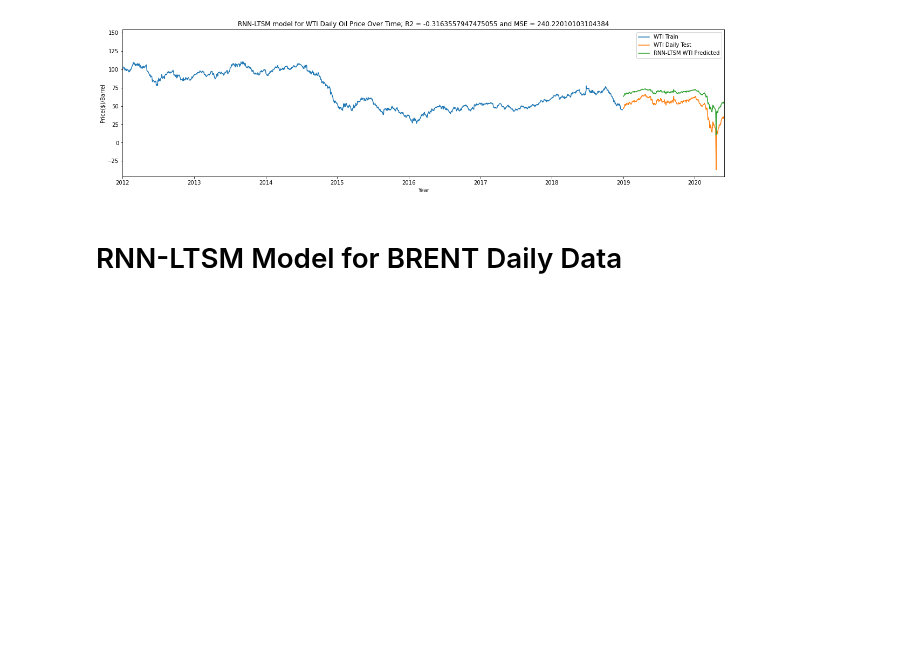
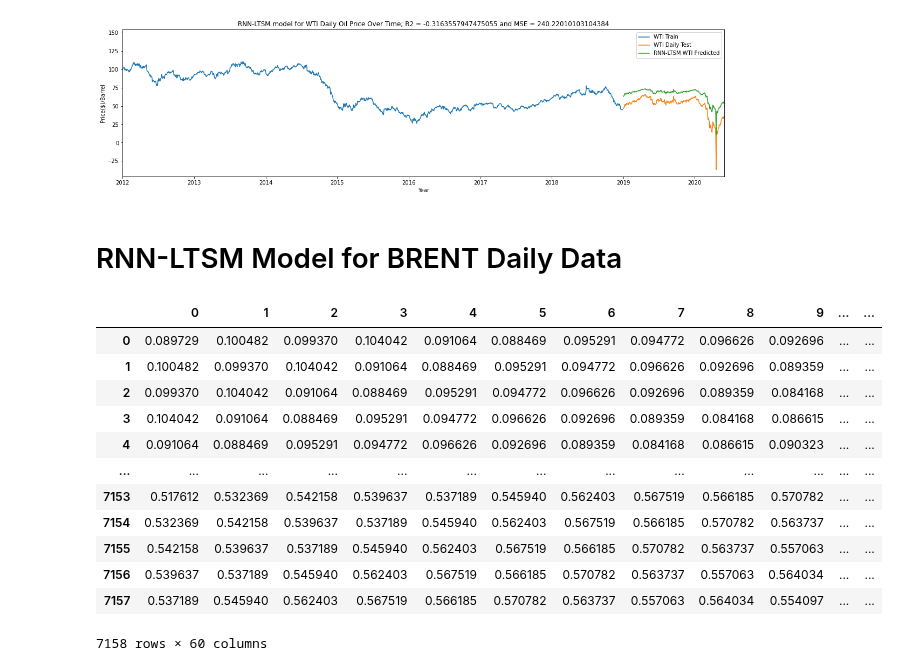
Before and after one commit to OlegRyzhkov2020/oil-project, a Jupyter notebook: analysis_in_R/RNN-LTSM.ipynb, the cells around one changed output. Cells and saved outputs as stored; diff of their text form; code cells hidden in the pictures; blank space fills up the shorter version.

```diff
--- a/analysis_in_R/RNN-LTSM.ipynb
+++ b/analysis_in_R/RNN-LTSM.ipynb
@@ -38,6 +38,8 @@ WTI_train.index = pd.to_datetime(WTI_train['date'],yearfirst=True)
 WTI_test.set_index('date')
 WTI_test.index = pd.to_datetime(WTI_test['date'],yearfirst=True)
 BRENT_train.set_index('date')
+BRENT_train.index = pd.to_datetime(BRENT_train['date'],yearfirst=True)
+BRENT_test.set_index('date')
 BRENT_test.index = pd.to_datetime(BRENT_test['date'],yearfirst=True)
 # %%
 WTI_train_data=WTI_train.iloc[:,1:2].values
@@ -58,12 +60,12 @@ print(WTI_scaled_train_data.shape, WTI_scaled_test_data.shape, BRENT_scaled_trai
 # %% [markdown]
 # RNN-LTSM Model for WTI Daily Data
 # %%
-# Create a data structure with 90 time-steps and 1 output
-# WTI_X_train=[]
-# WTI_y_train=[]
-# for i in range(90,len(WTI_scaled_train_data)):
-    #WTI_X_train.append(WTI_scaled_train_data[i-90:i,0])
-    #WTI_y_train.append(WTI_scaled_train_data[i,0])
+# Create a data structure with 60 lags
+WTI_X_train=[]
+WTI_y_train=[]
+for i in range(60,len(WTI_scaled_train_data)):
+    WTI_X_train.append(WTI_scaled_train_data[i-60:i,0])
+    WTI_y_train.append(WTI_scaled_train_data[i,0])
 
 #Converting the data to the numpy array as it is expected by our RNN model
 WTI_X_train=np.array(WTI_scaled_train_data)
@@ -123,9 +125,9 @@ WTI_inputs = WTI_dataset_total[len(WTI_dataset_total) - len(WTI_test_data):].val
 
 WTI_inputs = WTI_inputs.reshape(-1,1)
 WTI_inputs = scaler.transform(WTI_inputs)
-#WTI_X_test = []
-#for i in range(90, len(WTI_scaled_test_data)):
-    #WTI_X_test.append(WTI_inputs[i-90:i, 0])
+WTI_X_test = []
+for i in range(60, len(WTI_scaled_test_data)):
+    WTI_X_test.append(WTI_inputs[i-60:i, 0])
 
 WTI_X_test = np.array(WTI_scaled_test_data)
 WTI_X_test = np.reshape(WTI_X_test, (WTI_X_test.shape[0], WTI_X_test.shape[1], 1))
@@ -192,6 +194,29 @@ BRENT_y_train=np.array(BRENT_y_train)
 
 #Reshaping training data to the following format (# values, # time steps, #1 dimensional output)
 BRENT_X_train=np.reshape(BRENT_X_train,(BRENT_X_train.shape[0],BRENT_X_train.shape[1],1))
+# %%
+# Create a data structure with 60 time-steps and 1 output
+BRENT_X_train2=[]
+BRENT_y_train2=[]
+for i in range(60,len(BRENT_scaled_train_data)):
+    BRENT_X_train2.append(BRENT_scaled_train_data[i-60:i,0])
+    BRENT_y_train2.append(BRENT_scaled_train_data[i,0])
+
+pd.DataFrame(BRENT_X_train2)
+# %% [output]
+|  | 0 | 1 | 2 | 3 | 4 | 5 | 6 | 7 | 8 | 9 | ... | ... |
+| 0 | 0.089729 | 0.100482 | 0.099370 | 0.104042 | 0.091064 | 0.088469 | 0.095291 | 0.094772 | 0.096626 | 0.092696 | ... | ... |
+| 1 | 0.100482 | 0.099370 | 0.104042 | 0.091064 | 0.088469 | 0.095291 | 0.094772 | 0.096626 | 0.092696 | 0.089359 | ... | ... |
+| 2 | 0.099370 | 0.104042 | 0.091064 | 0.088469 | 0.095291 | 0.094772 | 0.096626 | 0.092696 | 0.089359 | 0.084168 | ... | ... |
+| 3 | 0.104042 | 0.091064 | 0.088469 | 0.095291 | 0.094772 | 0.096626 | 0.092696 | 0.089359 | 0.084168 | 0.086615 | ... | ... |
+| 4 | 0.091064 | 0.088469 | 0.095291 | 0.094772 | 0.096626 | 0.092696 | 0.089359 | 0.084168 | 0.086615 | 0.090323 | ... | ... |
+| ... | ... | ... | ... | ... | ... | ... | ... | ... | ... | ... | ... | ... |
+| 7153 | 0.517612 | 0.532369 | 0.542158 | 0.539637 | 0.537189 | 0.545940 | 0.562403 | 0.567519 | 0.566185 | 0.570782 | ... | ... |
+| 7154 | 0.532369 | 0.542158 | 0.539637 | 0.537189 | 0.545940 | 0.562403 | 0.567519 | 0.566185 | 0.570782 | 0.563737 | ... | ... |
+| 7155 | 0.542158 | 0.539637 | 0.537189 | 0.545940 | 0.562403 | 0.567519 | 0.566185 | 0.570782 | 0.563737 | 0.557063 | ... | ... |
+| 7156 | 0.539637 | 0.537189 | 0.545940 | 0.562403 | 0.567519 | 0.566185 | 0.570782 | 0.563737 | 0.557063 | 0.564034 | ... | ... |
+| 7157 | 0.537189 | 0.545940 | 0.562403 | 0.567519 | 0.566185 | 0.570782 | 0.563737 | 0.557063 | 0.564034 | 0.554097 | ... | ... |
+7158 rows × 60 columns
 # %%
 #Build the LTSM model (LTSM with 50 neurons and 4 hidden layers using the MSE loss function and the Adam stoachastic gradient descent optimizer)
 #(See https://medium.com/ai-in-plain-english/time-series-forecasting-predicting-stock-prices-using-an-lstm-model-30d6f1ca2640)
```
Also changed, not shown: parts of 9 cells of this notebook, 3 other files.
